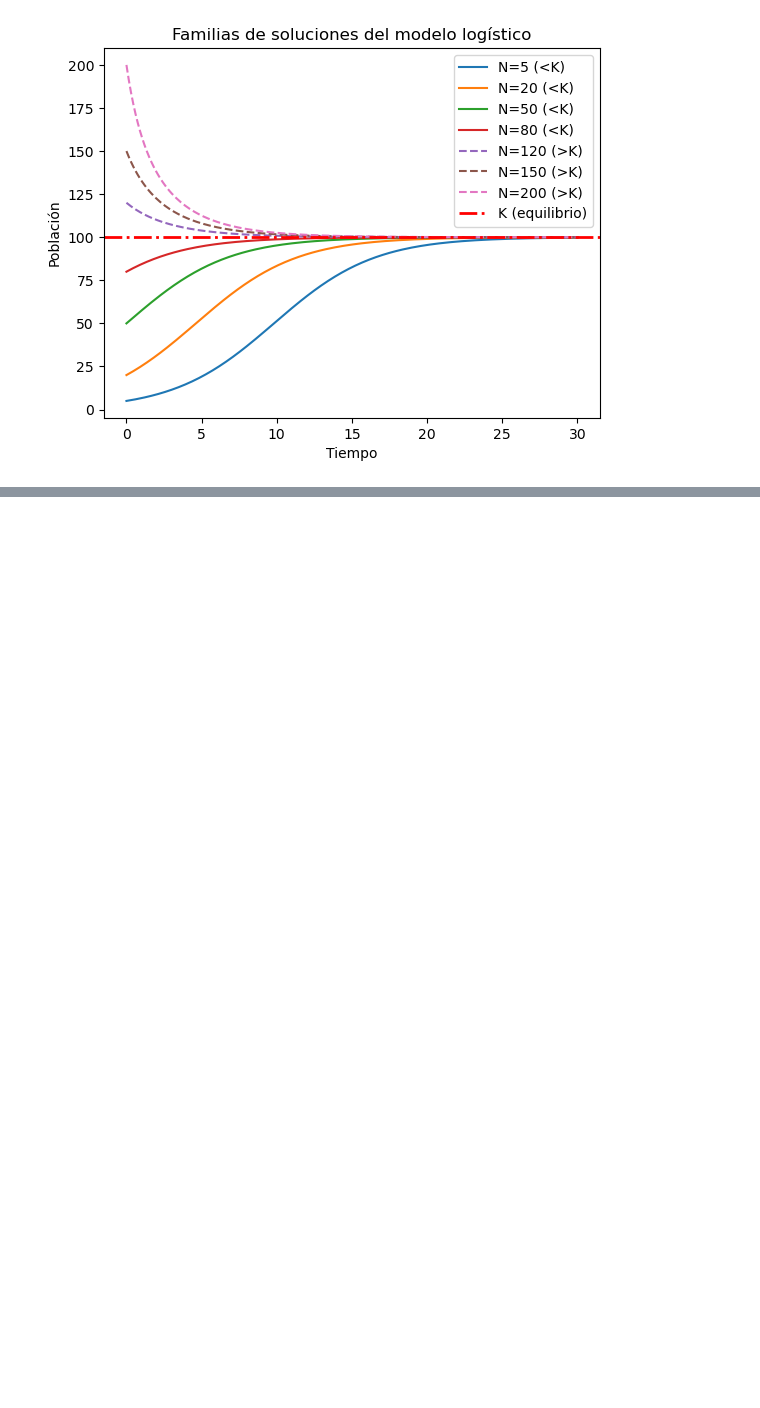
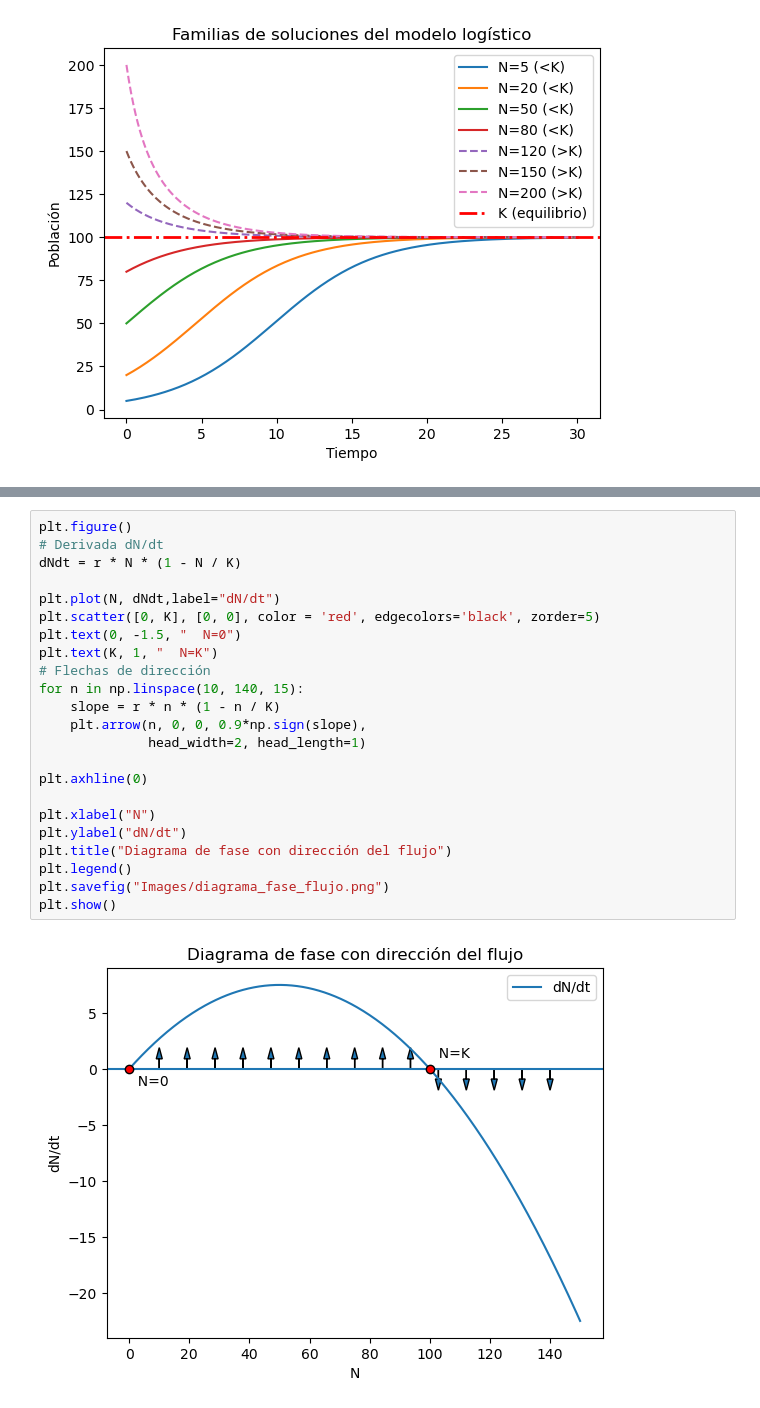
Before and after one commit to OmarSanvicente/Curiosidades, a Jupyter notebook: Modelo_crecimiento_logistico.ipynb, the cells around one changed output, grey strips where cells are left out. Saved outputs shown, nothing was run; the diff lists cells and outputs as text; blank space fills up the shorter version.

```diff
--- a/Modelo_crecimiento_logistico.ipynb
+++ b/Modelo_crecimiento_logistico.ipynb
@@ -237,0 +271,25 @@ plt.show()
+# %%
+plt.figure()
+# Derivada dN/dt
+dNdt = r * N * (1 - N / K)
+
+plt.plot(N, dNdt,label="dN/dt")
+plt.scatter([0, K], [0, 0], color = 'red', edgecolors='black', zorder=5)
+plt.text(0, -1.5, "  N=0")
+plt.text(K, 1, "  N=K")
+# Flechas de dirección
+for n in np.linspace(10, 140, 15):
+    slope = r * n * (1 - n / K)
+    plt.arrow(n, 0, 0, 0.9*np.sign(slope),
+              head_width=2, head_length=1)
+
+plt.axhline(0)
+
+plt.xlabel("N")
+plt.ylabel("dN/dt")
+plt.title("Diagrama de fase con dirección del flujo")
+plt.legend()
+plt.savefig("Images/diagrama_fase_flujo.png")
+plt.show()
+# %% [output]
+[figure, added]
```
Also changed, not shown: parts of 1 cell of this notebook, 2 other files.
